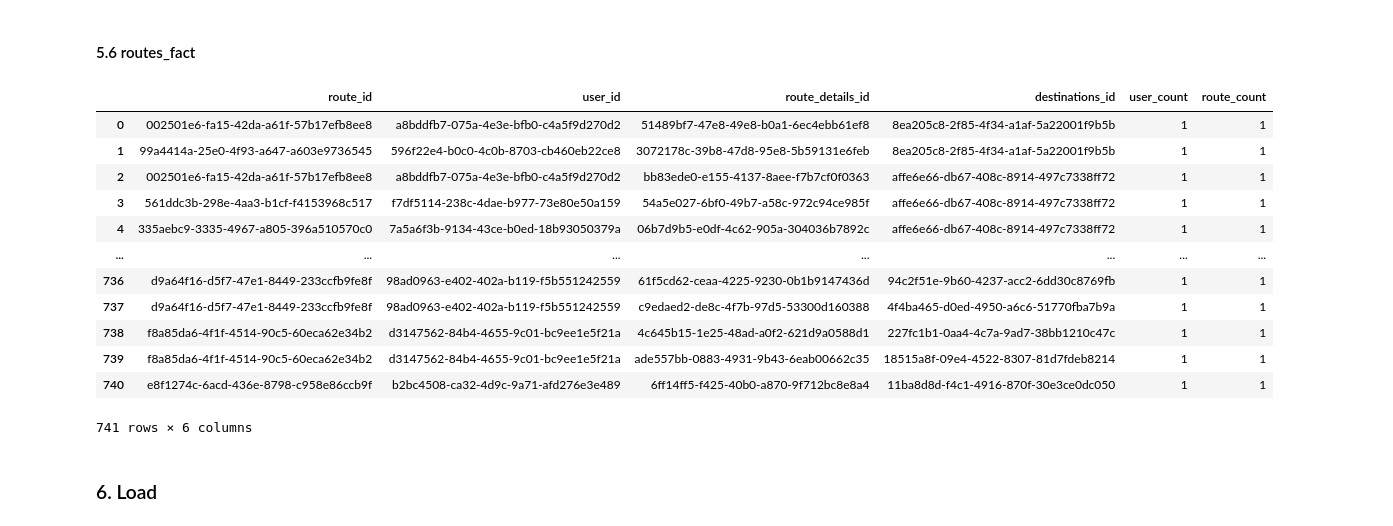
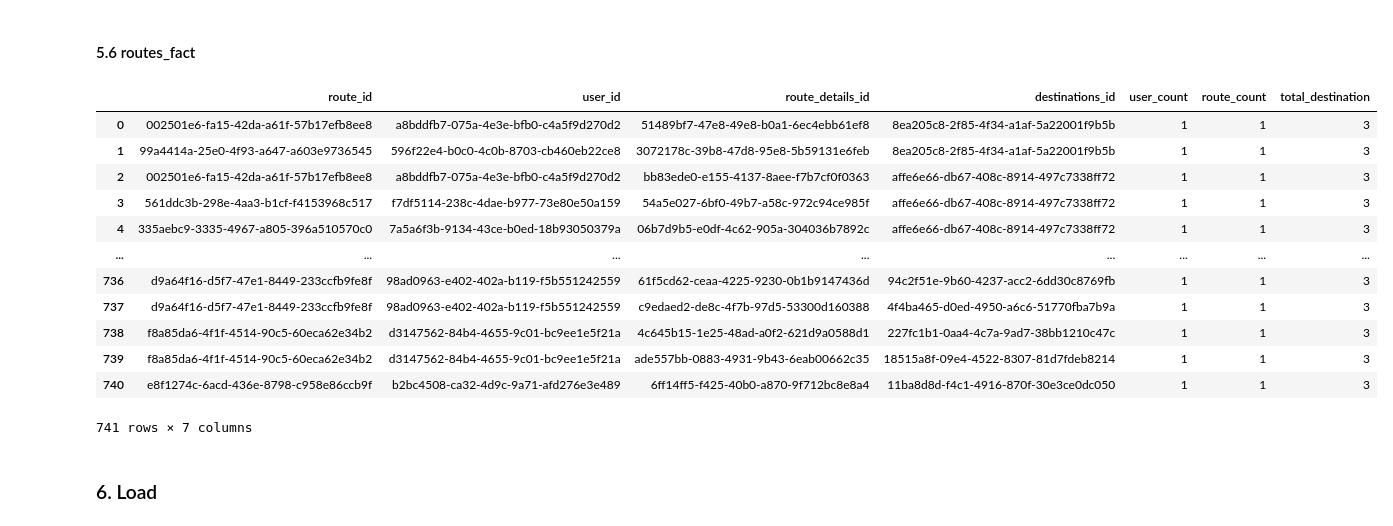
Before and after one commit to Capstone-Project-Sustain-Tour-Group-3/de-capstone, a Jupyter notebook: etl_pipeline_routes.ipynb, the cells around one changed output. Saved outputs shown, nothing was run; the diff lists cells and outputs as text; code cells hidden in the pictures.

Commit message:
add measure total_destination

```diff
--- a/etl_pipeline_routes.ipynb
+++ b/etl_pipeline_routes.ipynb
@@ -248,38 +248,40 @@ dim_users
 # %%
 # merging dataframes
 merged_df = pd.merge(routes_df, route_details_df, left_on='id', right_on='route_id', suffixes=('_routes', '_route_details'))
 merged_df = pd.merge(merged_df, users_df, left_on='user_id', right_on='id', suffixes=('_routes', '_users'))
 merged_df = pd.merge(merged_df, destinations_df, left_on='destination_id', right_on='id', suffixes=('_routes_users', '_destinations'))
 
 # Pilih subset kolom
 routes_fact = merged_df[['id_routes', 'user_id', 'id_route_details', 'id_destinations']]
 
 # renaming some of columns name
 routes_fact = routes_fact.rename(columns={"id_routes": "route_id",
                                           "id_route_details": "route_details_id",
                                           "id_destinations": "destinations_id"})
 
 # adding user_count and route_count columns
 routes_fact['user_count'] = 1
 routes_fact['route_count'] = 1
 
+# Menghitung total destinations untuk setiap route_id
+routes_fact['total_destination'] = routes_fact.groupby('route_id')['destinations_id'].transform('count')
 
 # display the dataframe
 routes_fact
 # %% [output]
-|  | route_id | user_id | route_details_id | destinations_id | user_count | route_count |
-| 0 | 002501e6-fa15-42da-a61f-57b17efb8ee8 | a8bddfb7-075a-4e3e-bfb0-c4a5f9d270d2 | 51489bf7-47e8-49e8-b0a1-6ec4ebb61ef8 | 8ea205c8-2f85-4f34-a1af-5a22001f9b5b | 1 | 1 |
-| 1 | 99a4414a-25e0-4f93-a647-a603e9736545 | 596f22e4-b0c0-4c0b-8703-cb460eb22ce8 | 3072178c-39b8-47d8-95e8-5b59131e6feb | 8ea205c8-2f85-4f34-a1af-5a22001f9b5b | 1 | 1 |
-| 2 | 002501e6-fa15-42da-a61f-57b17efb8ee8 | a8bddfb7-075a-4e3e-bfb0-c4a5f9d270d2 | bb83ede0-e155-4137-8aee-f7b7cf0f0363 | affe6e66-db67-408c-8914-497c7338ff72 | 1 | 1 |
-| 3 | 561ddc3b-298e-4aa3-b1cf-f4153968c517 | f7df5114-238c-4dae-b977-73e80e50a159 | 54a5e027-6bf0-49b7-a58c-972c94ce985f | affe6e66-db67-408c-8914-497c7338ff72 | 1 | 1 |
-| 4 | 335aebc9-3335-4967-a805-396a510570c0 | 7a5a6f3b-9134-43ce-b0ed-18b93050379a | 06b7d9b5-e0df-4c62-905a-304036b7892c | affe6e66-db67-408c-8914-497c7338ff72 | 1 | 1 |
-| ... | ... | ... | ... | ... | ... | ... |
-| 736 | d9a64f16-d5f7-47e1-8449-233ccfb9fe8f | 98ad0963-e402-402a-b119-f5b551242559 | 61f5cd62-ceaa-4225-9230-0b1b9147436d | 94c2f51e-9b60-4237-acc2-6dd30c8769fb | 1 | 1 |
-| 737 | d9a64f16-d5f7-47e1-8449-233ccfb9fe8f | 98ad0963-e402-402a-b119-f5b551242559 | c9edaed2-de8c-4f7b-97d5-53300d160388 | 4f4ba465-d0ed-4950-a6c6-51770fba7b9a | 1 | 1 |
-| 738 | f8a85da6-4f1f-4514-90c5-60eca62e34b2 | d3147562-84b4-4655-9c01-bc9ee1e5f21a | 4c645b15-1e25-48ad-a0f2-621d9a0588d1 | 227fc1b1-0aa4-4c7a-9ad7-38bb1210c47c | 1 | 1 |
-| 739 | f8a85da6-4f1f-4514-90c5-60eca62e34b2 | d3147562-84b4-4655-9c01-bc9ee1e5f21a | ade557bb-0883-4931-9b43-6eab00662c35 | 18515a8f-09e4-4522-8307-81d7fdeb8214 | 1 | 1 |
-| 740 | e8f1274c-6acd-436e-8798-c958e86ccb9f | b2bc4508-ca32-4d9c-9a71-afd276e3e489 | 6ff14ff5-f425-40b0-a870-9f712bc8e8a4 | 11ba8d8d-f4c1-4916-870f-30e3ce0dc050 | 1 | 1 |
+|  | route_id | user_id | route_details_id | destinations_id | user_count | route_count | total_destination |
+| 0 | 002501e6-fa15-42da-a61f-57b17efb8ee8 | a8bddfb7-075a-4e3e-bfb0-c4a5f9d270d2 | 51489bf7-47e8-49e8-b0a1-6ec4ebb61ef8 | 8ea205c8-2f85-4f34-a1af-5a22001f9b5b | 1 | 1 | 3 |
+| 1 | 99a4414a-25e0-4f93-a647-a603e9736545 | 596f22e4-b0c0-4c0b-8703-cb460eb22ce8 | 3072178c-39b8-47d8-95e8-5b59131e6feb | 8ea205c8-2f85-4f34-a1af-5a22001f9b5b | 1 | 1 | 3 |
+| 2 | 002501e6-fa15-42da-a61f-57b17efb8ee8 | a8bddfb7-075a-4e3e-bfb0-c4a5f9d270d2 | bb83ede0-e155-4137-8aee-f7b7cf0f0363 | affe6e66-db67-408c-8914-497c7338ff72 | 1 | 1 | 3 |
+| 3 | 561ddc3b-298e-4aa3-b1cf-f4153968c517 | f7df5114-238c-4dae-b977-73e80e50a159 | 54a5e027-6bf0-49b7-a58c-972c94ce985f | affe6e66-db67-408c-8914-497c7338ff72 | 1 | 1 | 3 |
+| 4 | 335aebc9-3335-4967-a805-396a510570c0 | 7a5a6f3b-9134-43ce-b0ed-18b93050379a | 06b7d9b5-e0df-4c62-905a-304036b7892c | affe6e66-db67-408c-8914-497c7338ff72 | 1 | 1 | 3 |
+| ... | ... | ... | ... | ... | ... | ... | ... |
+| 736 | d9a64f16-d5f7-47e1-8449-233ccfb9fe8f | 98ad0963-e402-402a-b119-f5b551242559 | 61f5cd62-ceaa-4225-9230-0b1b9147436d | 94c2f51e-9b60-4237-acc2-6dd30c8769fb | 1 | 1 | 3 |
+| 737 | d9a64f16-d5f7-47e1-8449-233ccfb9fe8f | 98ad0963-e402-402a-b119-f5b551242559 | c9edaed2-de8c-4f7b-97d5-53300d160388 | 4f4ba465-d0ed-4950-a6c6-51770fba7b9a | 1 | 1 | 3 |
+| 738 | f8a85da6-4f1f-4514-90c5-60eca62e34b2 | d3147562-84b4-4655-9c01-bc9ee1e5f21a | 4c645b15-1e25-48ad-a0f2-621d9a0588d1 | 227fc1b1-0aa4-4c7a-9ad7-38bb1210c47c | 1 | 1 | 3 |
+| 739 | f8a85da6-4f1f-4514-90c5-60eca62e34b2 | d3147562-84b4-4655-9c01-bc9ee1e5f21a | ade557bb-0883-4931-9b43-6eab00662c35 | 18515a8f-09e4-4522-8307-81d7fdeb8214 | 1 | 1 | 3 |
+| 740 | e8f1274c-6acd-436e-8798-c958e86ccb9f | b2bc4508-ca32-4d9c-9a71-afd276e3e489 | 6ff14ff5-f425-40b0-a870-9f712bc8e8a4 | 11ba8d8d-f4c1-4916-870f-30e3ce0dc050 | 1 | 1 | 3 |
-741 rows × 6 columns
+741 rows × 7 columns
 # %% [markdown]
 ### 6. Load
 # %% [markdown]
```
Also changed, not shown: 1 other file.
